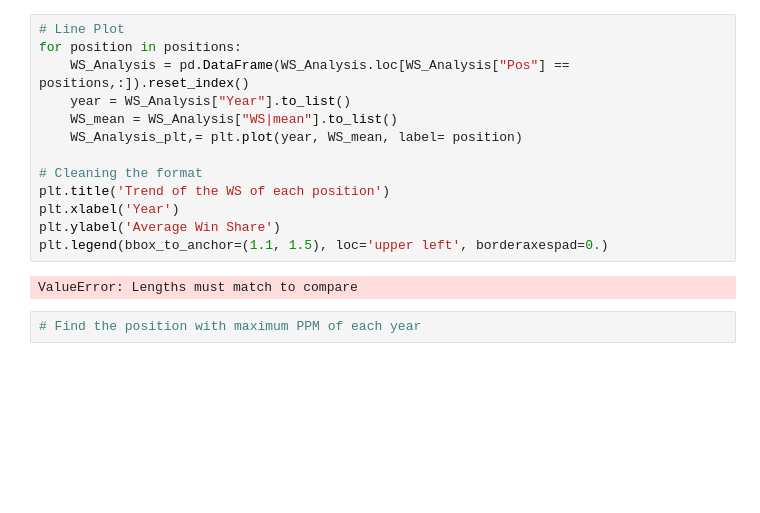
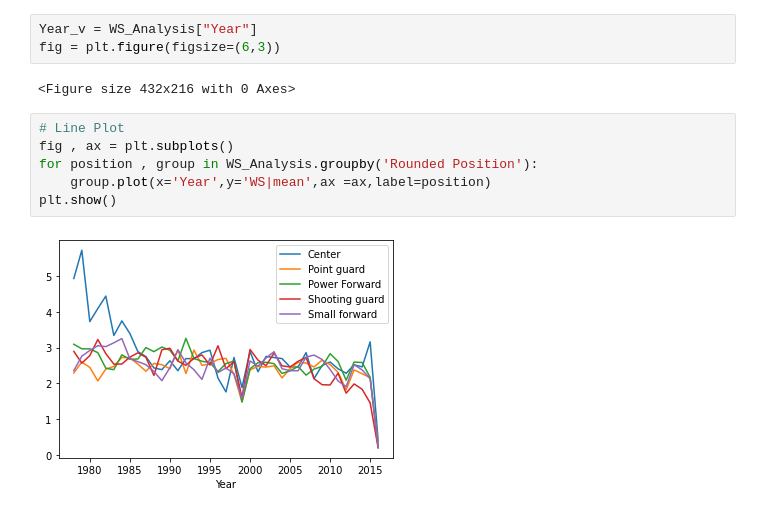
Before and after one commit to lovenalee/Ballers-Project1-Do-You-Really-Know-The-NBA-, a Jupyter notebook: Most Valuable position analysis - Vena.ipynb, the cells around one changed output. Saved outputs shown, nothing was run; the diff lists cells and outputs as text; blank space fills up the shorter version.

```diff
--- a/Most Valuable position analysis - Vena.ipynb
+++ b/Most Valuable position analysis - Vena.ipynb
@@ -68,17 +57,13 @@ positions
-# %%
-# Line Plot
-for position in positions:
-    WS_Analysis = pd.DataFrame(WS_Analysis.loc[WS_Analysis["Pos"] == positions,:]).reset_index()
-    year = WS_Analysis["Year"].to_list()
-    WS_mean = WS_Analysis["WS|mean"].to_list()
-    WS_Analysis_plt,= plt.plot(year, WS_mean, label= position)
-
-# Cleaning the format
-plt.title('Trend of the WS of each position')
-plt.xlabel('Year')
-plt.ylabel('Average Win Share')
-plt.legend(bbox_to_anchor=(1.1, 1.5), loc='upper left', borderaxespad=0.)
-# %% [output]
-ValueError: Lengths must match to compare
-# %%
-# Find the position with maximum PPM of each year
+# %%
+Year_v = WS_Analysis["Year"]
+fig = plt.figure(figsize=(6,3))
+# %% [output]
+<Figure size 432x216 with 0 Axes>
+# %%
+# Line Plot
+fig , ax = plt.subplots()
+for position , group in WS_Analysis.groupby('Rounded Position'):
+    group.plot(x='Year',y='WS|mean',ax =ax,label=position)
+plt.show()
+# %% [output]
+[figure, added]
```
Also changed, not shown: parts of 8 cells of this notebook.
